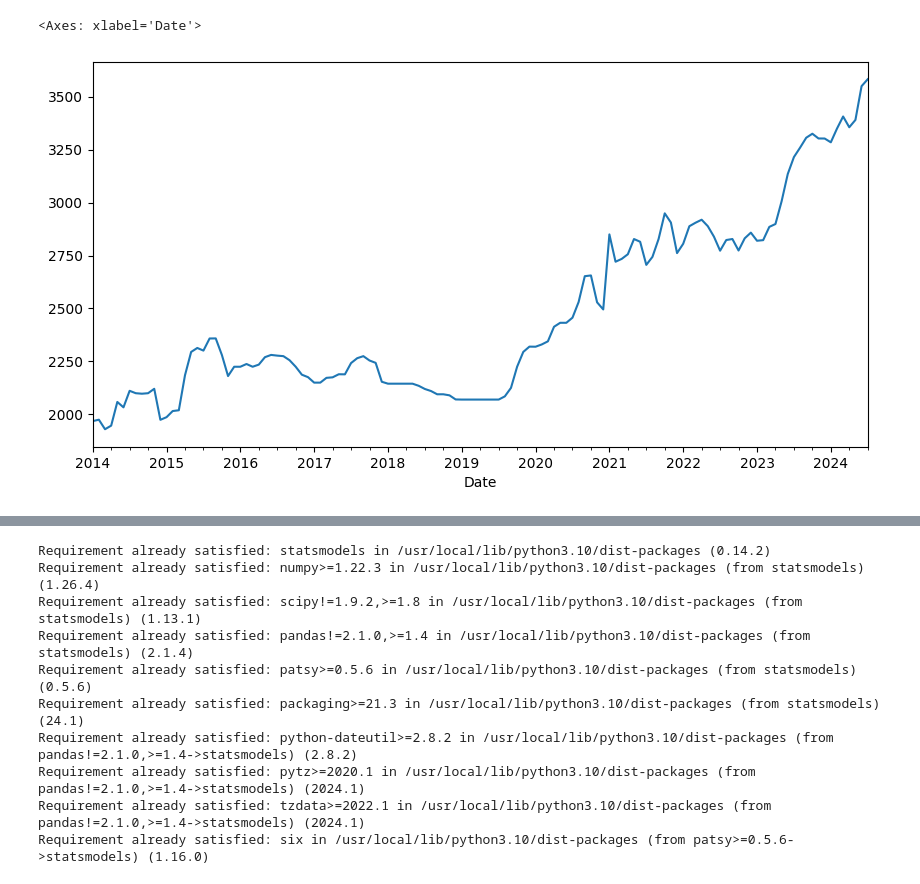
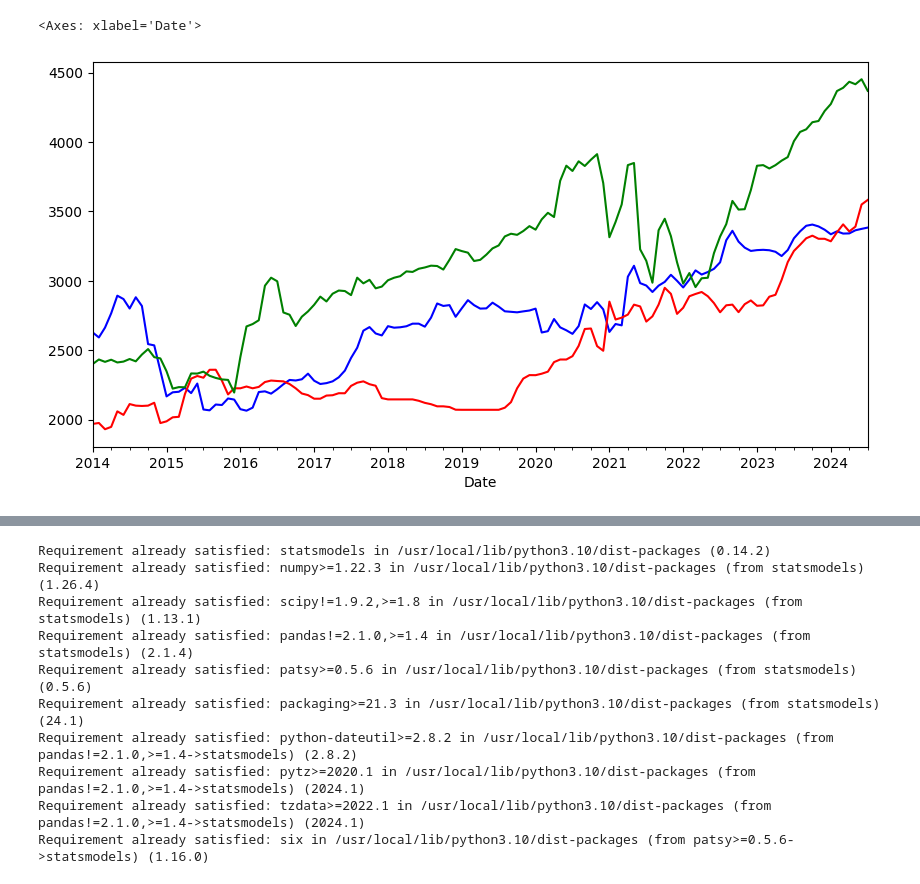
Before and after one commit to jash0803/crop_time_series_forcasting, a Jupyter notebook: Hackout.ipynb, the cells around one changed output, grey strips where cells are left out. Drawn from its saved outputs; the diff is of its cells as text; code cells hidden in the pictures.

```diff
--- a/Hackout.ipynb
+++ b/Hackout.ipynb
@@ -45,8 +46,10 @@ Shape of data (127, 1)
-# %%
-df['Price'].plot(figsize=(10,5))
-# %% [output]
-<Axes: xlabel='Date'>
-[figure, removed]
+# %%
+df['Bihar'].plot(figsize=(10, 5), color='blue')
+df['Gujarat'].plot(figsize=(10,5), color='red')
+df['Maharashtra'].plot(figsize=(10,5), color='green')
+# %% [output]
+<Axes: xlabel='Date'>
+[figure, added]
 # %%
 from statsmodels.tsa.stattools import adfuller
 # %%
```
Also changed, not shown: parts of 10 cells of this notebook.
